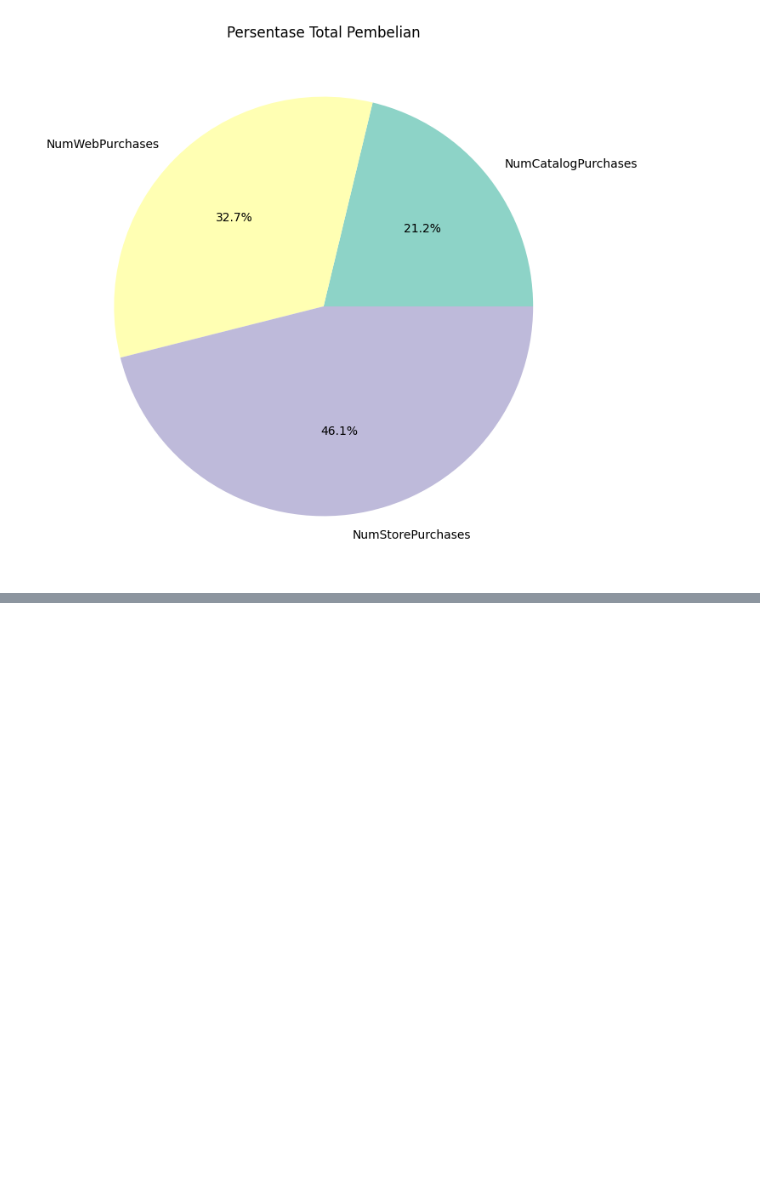
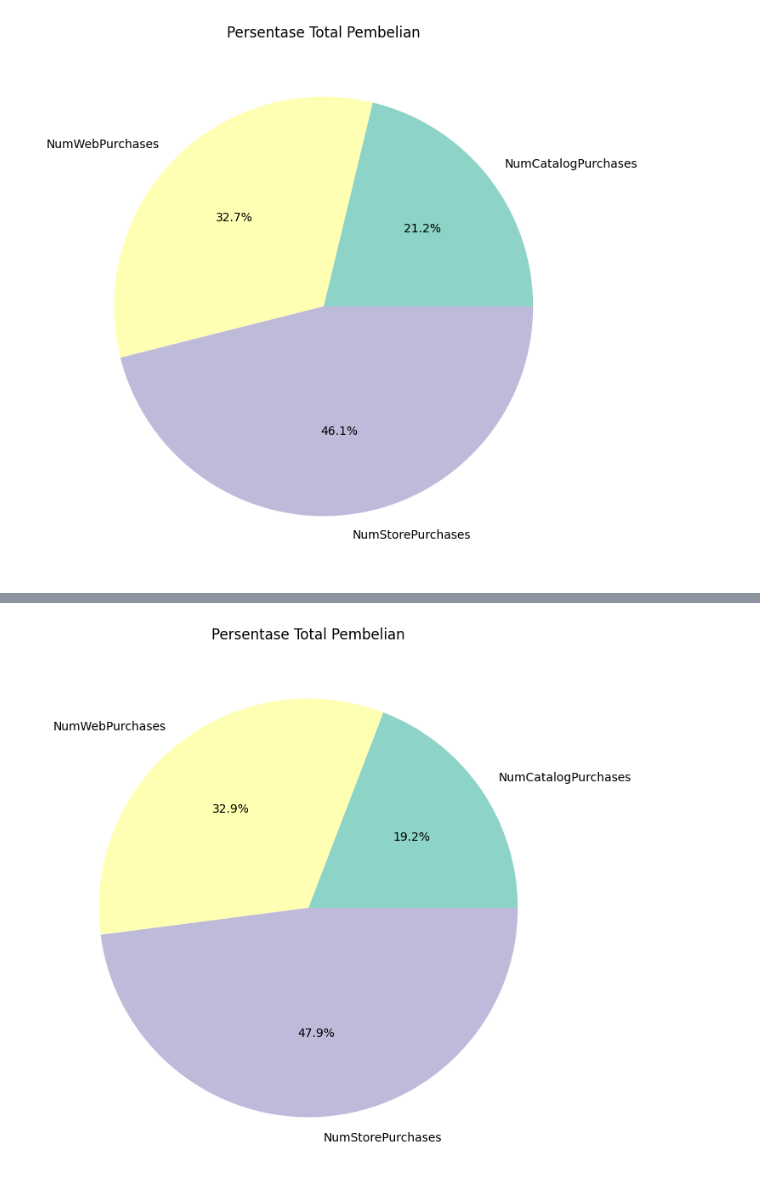
Before and after one commit to rifpratomo/Capstone2, a Jupyter notebook: Caps2.ipynb, the cells around one changed output, grey strips where cells are left out. Saved outputs shown, nothing was run; the diff lists cells and outputs as text; code cells hidden in the pictures; blank space fills up the shorter version.

```diff
--- a/Caps2.ipynb
+++ b/Caps2.ipynb
@@ -1059,0 +1104,10 @@ plt.show()
+# %%
+liniProduct = df[df['Complain']==1][['NumWebPurchases','NumCatalogPurchases', 'NumStorePurchases']].sum().sort_values(ascending=True)
+plt.figure(figsize=(8, 8))
+plt.pie(liniProduct.values, labels=liniProduct.index, autopct='%1.1f%%', colors=sns.color_palette('Set3'))
+plt.title('Persentase Total Pembelian')
+plt.show()
+
+plt.show()
+# %% [output]
+[figure, added]
```
Also changed, not shown: parts of 14 cells of this notebook.
